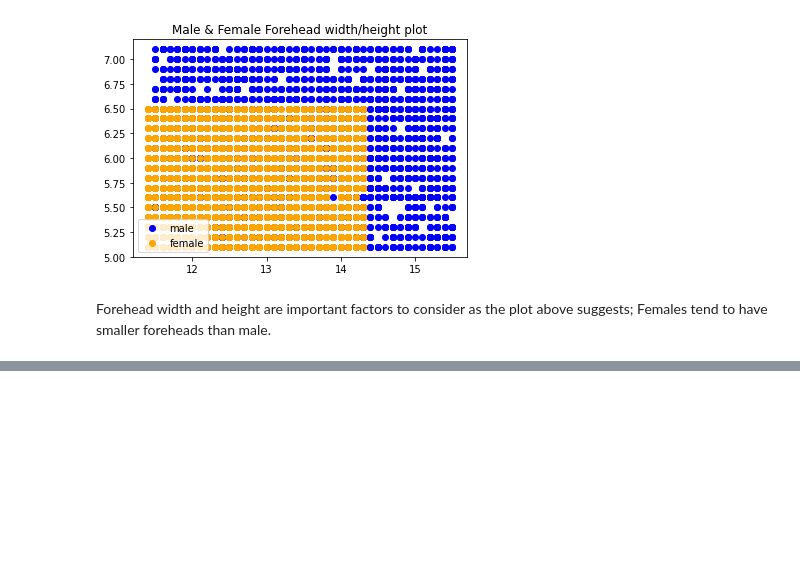
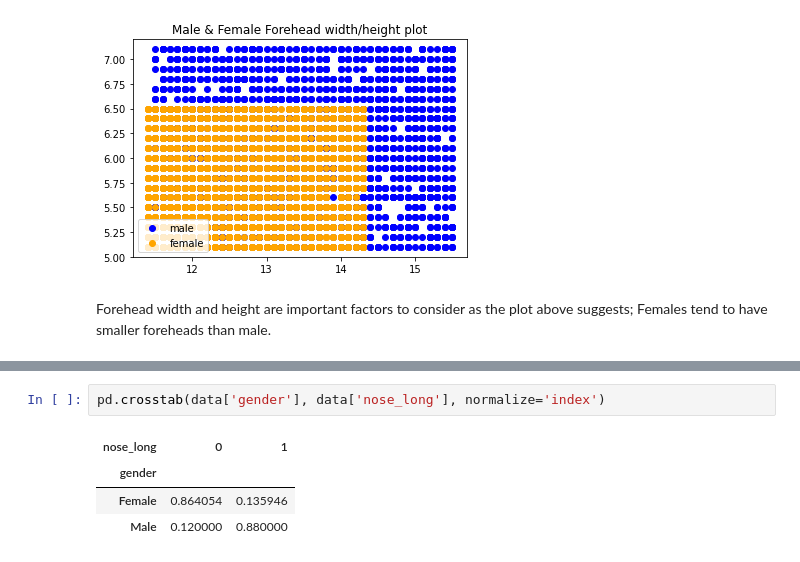
Before and after one commit to munas-git/Gender-classification, a Jupyter notebook: gender-classification.ipynb, the cells around one changed output, grey strips where cells are left out. Drawn from its saved outputs; the diff is of its cells as text; blank space fills up the shorter version.

```diff
--- a/gender-classification.ipynb
+++ b/gender-classification.ipynb
@@ -79,0 +147,7 @@ Forehead width and height are important factors to consider as the plot above su
+# %%
+pd.crosstab(data['gender'], data['nose_long'], normalize='index')
+# %% [output]
+| nose_long | 0 | 1 |
+| gender |  |  |
+| Female | 0.864054 | 0.135946 |
+| Male | 0.120000 | 0.880000 |
```
Also changed, not shown: parts of 17 cells of this notebook.
